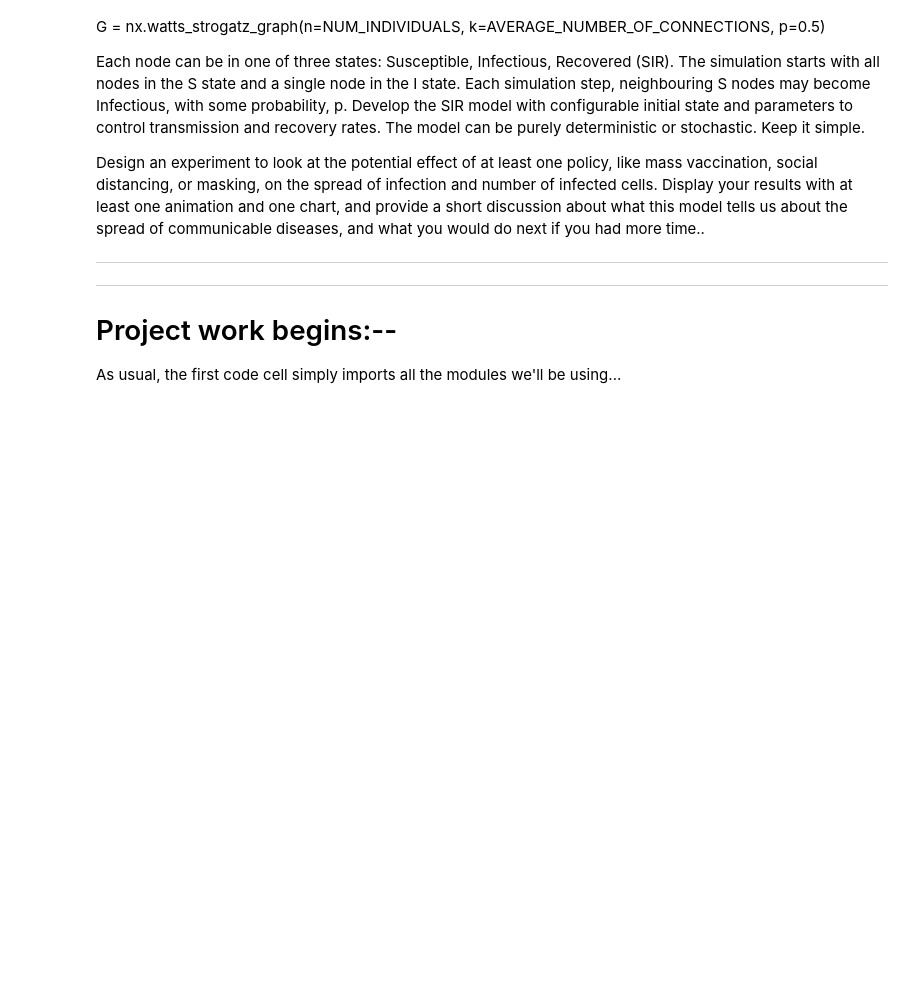
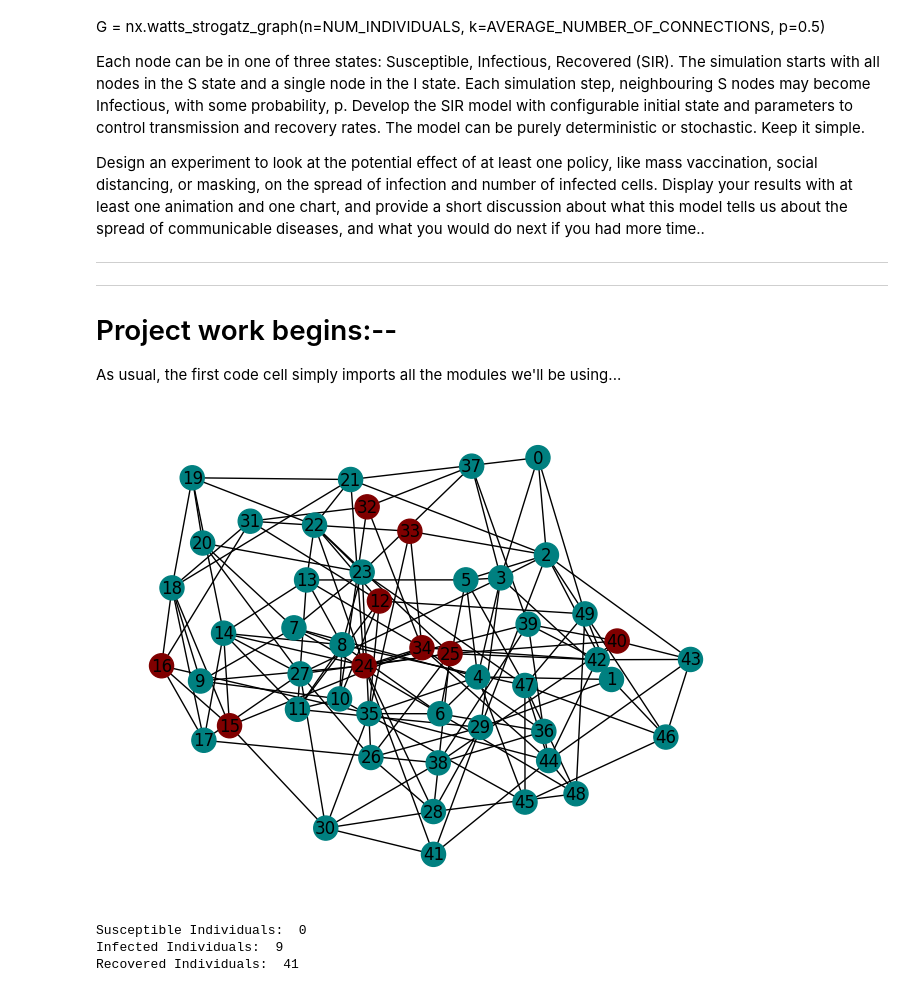
Before and after one commit to falakjaiin/cap-comp215, a Jupyter notebook: PROJECT1_SIR_Model.ipynb, the cells around one changed output. Cells and saved outputs as stored; diff of their text form; code cells hidden in the pictures; blank space fills up the shorter version.

```diff
--- a/PROJECT1_SIR_Model.ipynb
+++ b/PROJECT1_SIR_Model.ipynb
@@ -55 +56,74 @@ import networkx as nx
 import random
+# %%
+class SIR_Model:
+    def __init__(self , num_individuals , avg_num_connections , prob_infection , prob_recovery):
+        self.num_individuals = num_individuals
+        self.avg_num_connections = avg_num_connections
+        self.prob_infection = prob_infection
+        self.prob_recovery = prob_recovery
+        self.graph = nx.watts_strogatz_graph(n=num_individuals, k=avg_num_connections, p=0.5)
+
+        self.initial_nodes = {}
+        for node in self.graph.nodes():
+            self.initial_nodes[node] = 'S'
+
+        random_node = random.choice(list(self.graph.nodes()))
+        self.initial_nodes[random_node] = 'I'
+
+
+
+    def simulation_step(self):
+        nodes_copied = self.initial_nodes.copy()
+        for node in self.graph.nodes():
+            if self.initial_nodes[node] == 'S':
+                for neighbor in self.graph.neighbors(node):
+                    if self.initial_nodes[neighbor] == 'I' and random.random() <= self.prob_infection:
+                        nodes_copied[node] = 'I'
+                        break
+
+            elif self.initial_nodes[node] == 'I' and random.random() <= self.prob_recovery:
+                nodes_copied[node] = 'R'
+
+        self.initial_nodes = nodes_copied
+
+
+    def simulate(self , num_steps):
+        for i in range(num_steps):
+            self.simulation_step()
+
+
+    def plot_data(self):
+        nodee_colors = {'S' : 'yellow' , 'I' : 'maroon' , 'R' : 'teal'}
+        colorss = [nodee_colors[my_node] for my_node in self.initial_nodes.values()]
+        nx.draw(self.graph , with_labels = True , node_color = colorss)
+        plt.show()
+
+
+    def return_data(self):
+        num_susceptible = sum(my_node=='S' for my_node in self.initial_nodes.values())
+        num_infected = sum(my_node=='I' for my_node in self.initial_nodes.values())
+        num_recovered = sum(my_node=='R' for my_node in self.initial_nodes.values())
+        return num_susceptible , num_infected , num_recovered
+
+
+numm_individuals = 50
+average_connections = 6
+probability_infection = 0.2
+probability_recovery = 0.1
+num_of_steps = 24
+
+
+sir_model = SIR_Model(numm_individuals , average_connections , probability_infection , probability_recovery)
+sir_model.simulate(num_of_steps)
+sir_model.plot_data()
+
+numm_susceptible , numm_infected , numm_recovered = sir_model.return_data()
+
+print("Susceptible Individuals: ", numm_susceptible)
+print("Infected Individuals: ", numm_infected)
+print("Recovered Individuals: ", numm_recovered)
+# %% [output]
+[figure, added]
+Susceptible Individuals:  0
+Infected Individuals:  9
+Recovered Individuals:  41
```
Also changed, not shown: parts of 1 cell of this notebook.
